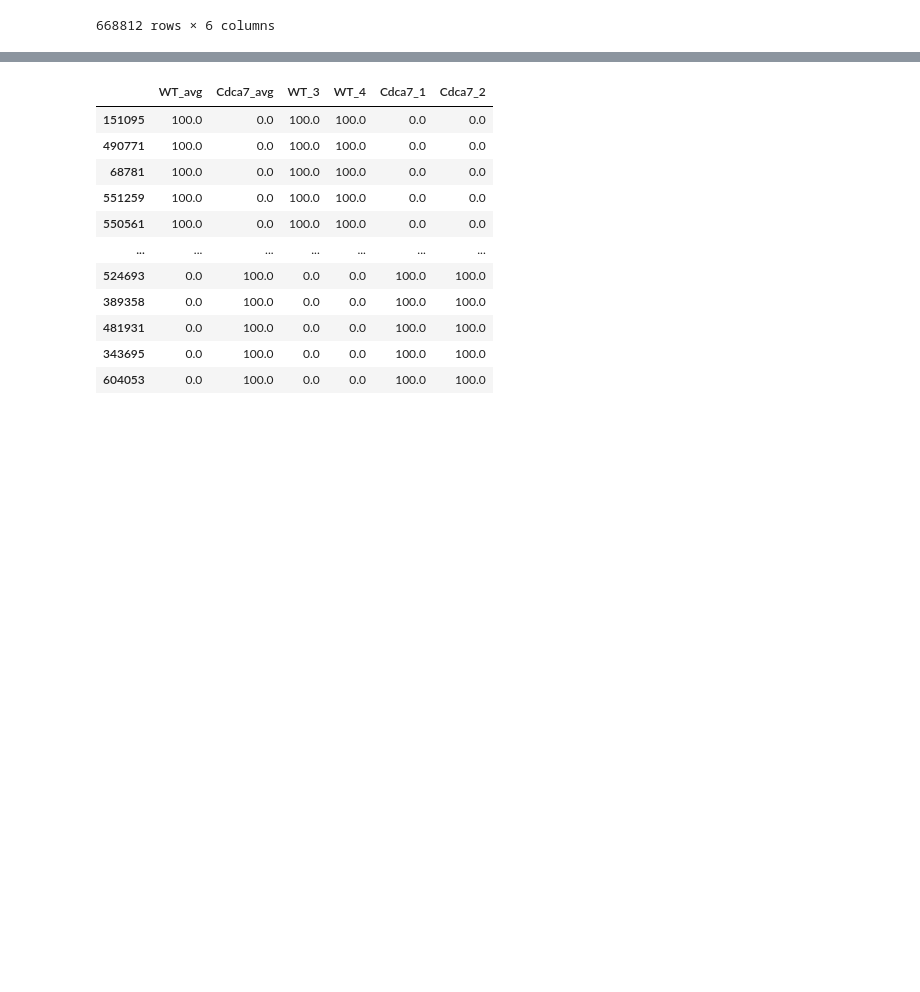
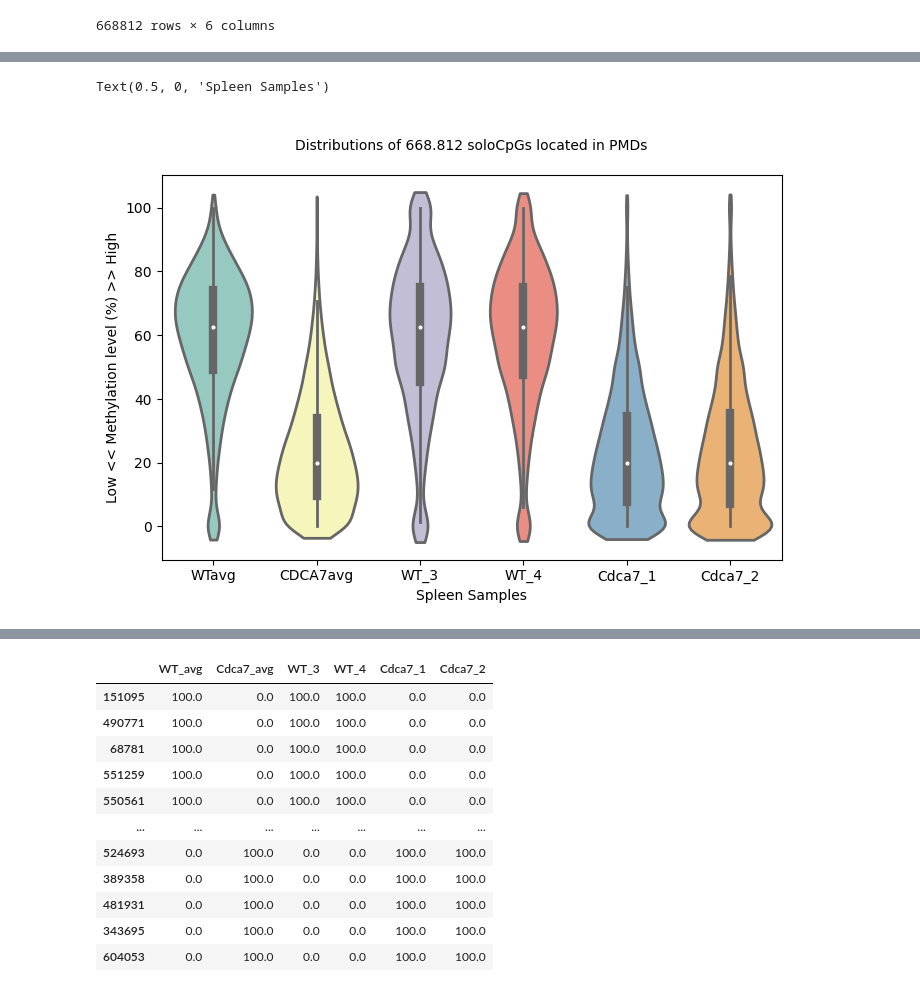
Before and after one commit to srkndgn/WGBS_spleen_soloCpGs, a Jupyter notebook: wgbs-spleen-solocpgs.ipynb, the cells around one changed output, grey strips where cells are left out. Drawn from its saved outputs; the diff is of its cells as text; code cells hidden in the pictures; blank space fills up the shorter version.

Commit message:
Kaggle Notebook | WGBS_spleen_soloCpGs | Version 7

```diff
--- a/wgbs-spleen-solocpgs.ipynb
+++ b/wgbs-spleen-solocpgs.ipynb
@@ -265,3 +265,17 @@ df_soloPMD_3
 | 449085 | 0.0 | 100.0 | 0.0 | 0.0 | 100.0 | 100.0 |
 | 525402 | 0.0 | 100.0 | 0.0 | 0.0 | 100.0 | 100.0 |
 668812 rows × 6 columns
+# %%
+df_soloPMD_avg = df_soloPMD_3
+# %%
+# To calculate the averages of the columns WT_3 and WT_4, as well as Cdca7_1 and Cdca7_2, and add the average columns to your dataframe
+
+
+# Calculate average of WT_3 and WT_4
+df_soloPMD_avg['WTavg'] = df_soloPMD_avg[['WT_3', 'WT_4']].mean(axis=1)
+
+# Calculate average of Cdca7_1 and Cdca7_2
+df_soloPMD_avg['CDCA7avg'] = df_soloPMD_avg[['Cdca7_1', 'Cdca7_2']].mean(axis=1)
+
+# Display the updated dataframe
+df_soloPMD_avg
@@ -267,0 +306,3 @@ df_soloPMD_3
+# %%
+df_soloPMD_avg = df_soloPMD_avg[['WTavg',	'CDCA7avg', 'WT_3',	'WT_4',	'Cdca7_1',	'Cdca7_2']]
+df_soloPMD_avg
@@ -268,3 +323,20 @@ df_soloPMD_3
+# %%
+# Create a violinplot
+import matplotlib
+import seaborn
+import matplotlib.pyplot as plt
+import seaborn as sns
+import numpy as np
+# Set the figure size with plt.subplots()
+fig, ax = plt.subplots(figsize=(8, 5))
+
+plt.title("\nDistributions of 668.812 soloCpGs located in PMDs\n", size=10, color='black')
+sns.violinplot(data=df_soloPMD_avg, palette="Set3", bw=.2, cut=1, linewidth=2)
+plt.ylabel("Low << Methylation level (%) >> High", fontsize=10)
+plt.xlabel("Spleen Samples", fontsize=10)
+# %% [output]
+Text(0.5, 0, 'Spleen Samples')
+[figure, added]
 # %%
 # Create a violinplot
 import matplotlib
```
Also changed, not shown: parts of 5 cells of this notebook.
